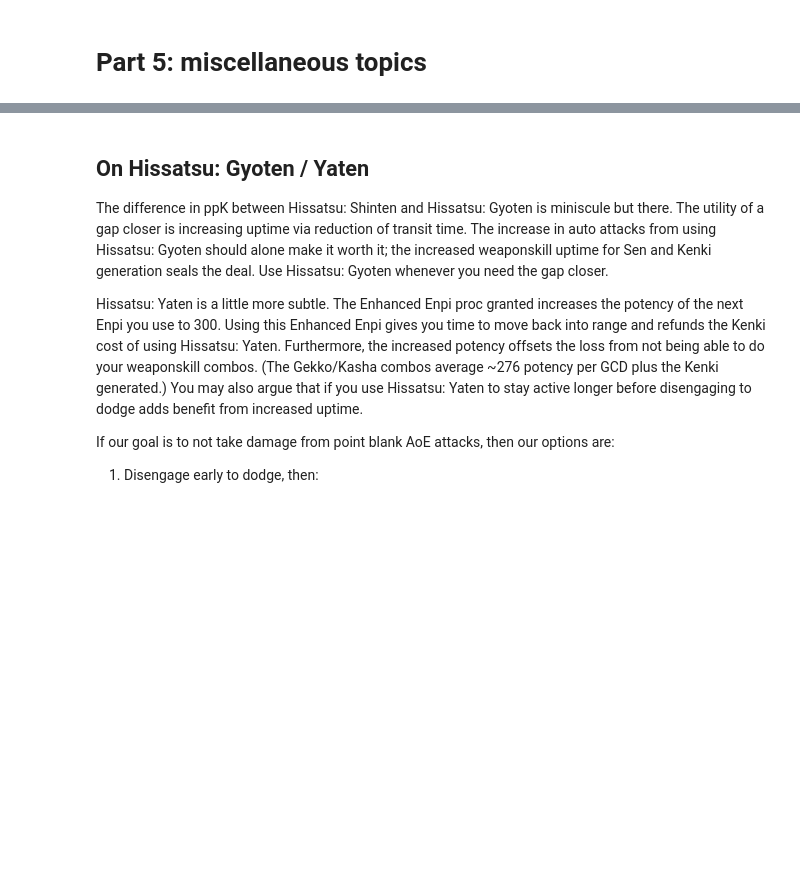
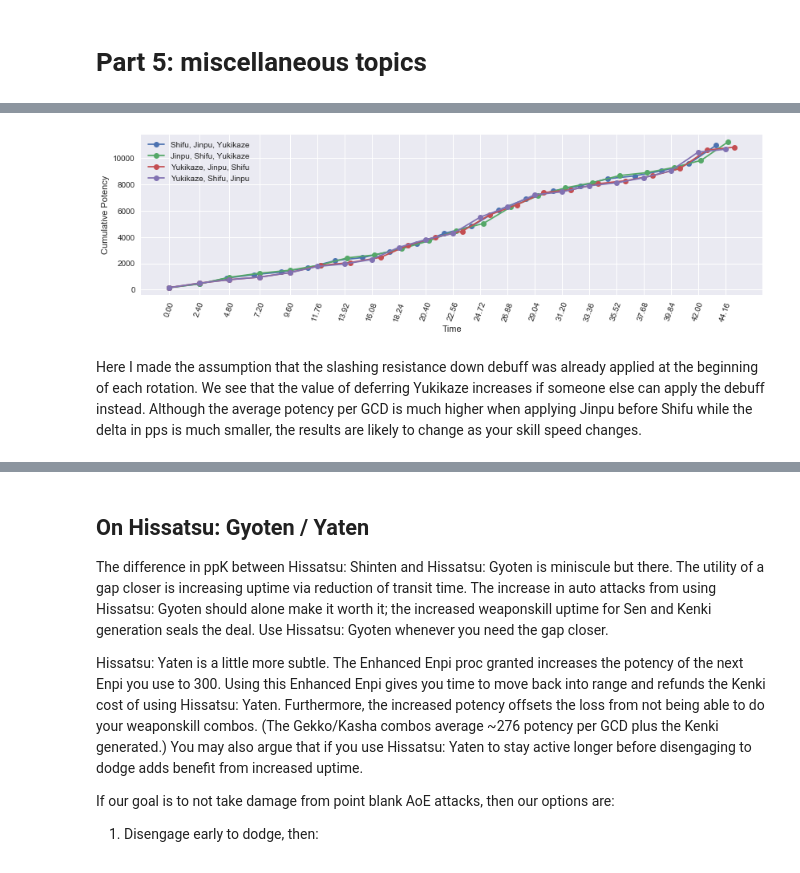
Before and after one commit to rconcep/ffxiv, a Jupyter notebook: sam-by-the-numbers-part-5.ipynb, the cells around one changed output, grey strips where cells are left out. Cells and saved outputs as stored; diff of their text form; code cells hidden in the pictures; blank space fills up the shorter version.

```diff
--- a/sam-by-the-numbers-part-5.ipynb
+++ b/sam-by-the-numbers-part-5.ipynb
@@ -22,0 +247,6 @@ asdf
+# %%
+compare_n_potencies([df_buffs_0_sl, df_buffs_1_sl, df_buffs_2_sl, df_buffs_3_sl], ['Shifu, Jinpu, Yukikaze', 'Jinpu, Shifu, Yukikaze', 'Yukikaze, Jinpu, Shifu', 'Yukikaze, Shifu, Jinpu'])
+# %% [output]
+[figure, added]
+# %% [markdown]
+Here I made the assumption that the slashing resistance down debuff was already applied at the beginning of each rotation. We see that the value of deferring Yukikaze increases if someone else can apply the debuff instead. Although the average potency per GCD is much higher when applying Jinpu before Shifu while the delta in pps is much smaller, the results are likely to change as your skill speed changes.
```
Also changed, not shown: parts of 25 cells of this notebook.
